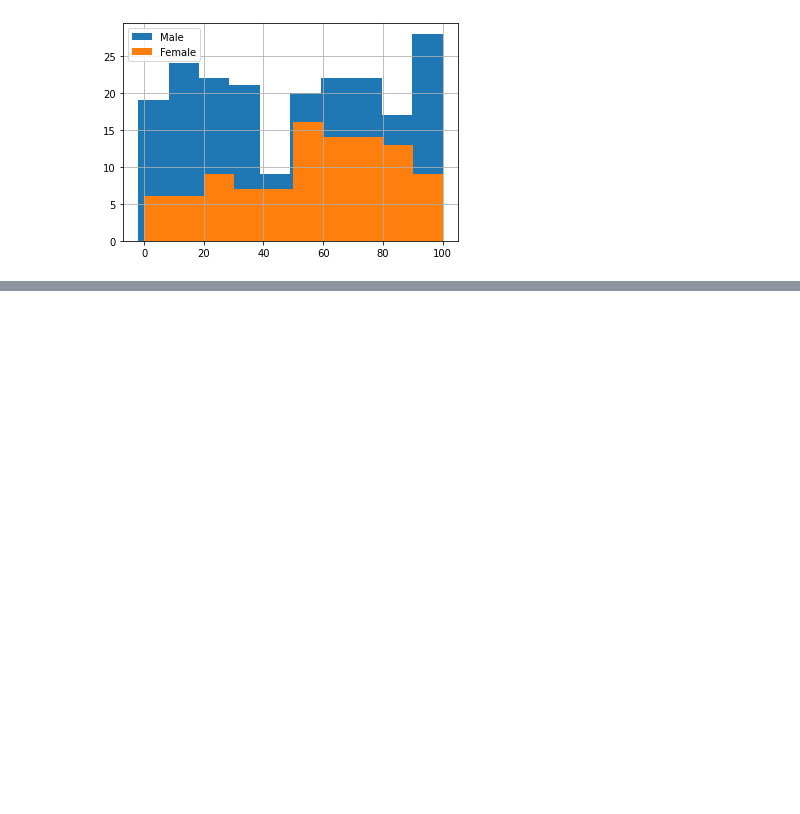
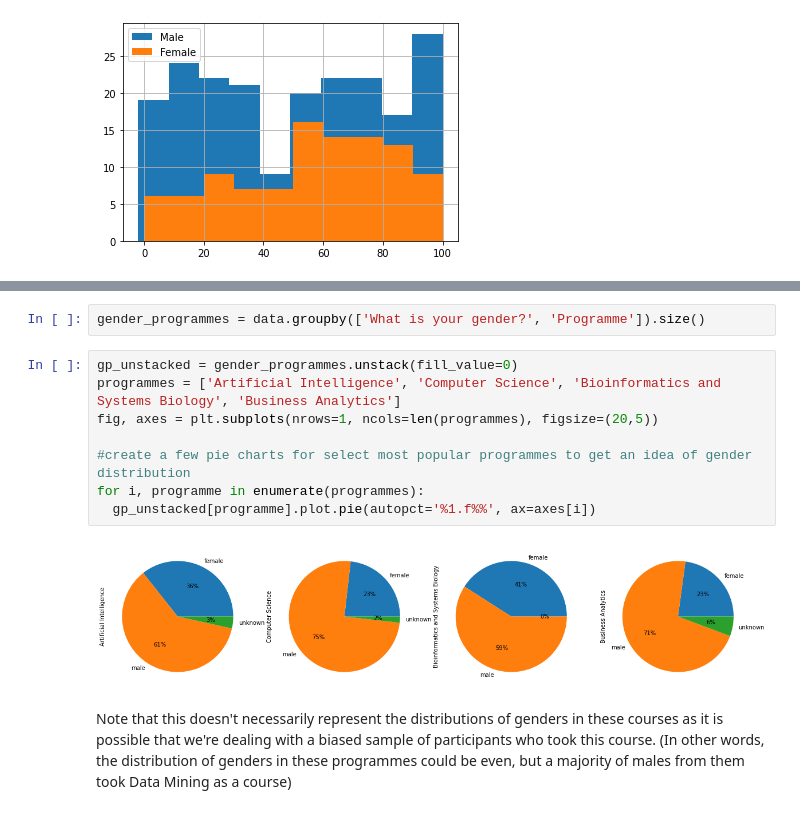
Before and after one commit to sid-chaubs/data-mining-assignment-1, a Jupyter notebook: DMT_1.ipynb, the cells around one changed output, grey strips where cells are left out. Drawn from its saved outputs; the diff is of its cells as text; blank space fills up the shorter version.

```diff
--- a/DMT_1.ipynb
+++ b/DMT_1.ipynb
@@ -179,0 +155,14 @@ AttributeError: ignored
+# %%
+gender_programmes = data.groupby(['What is your gender?', 'Programme']).size()
+# %%
+gp_unstacked = gender_programmes.unstack(fill_value=0)
+programmes = ['Artificial Intelligence', 'Computer Science', 'Bioinformatics and Systems Biology', 'Business Analytics']
+fig, axes = plt.subplots(nrows=1, ncols=len(programmes), figsize=(20,5))
+
+#create a few pie charts for select most popular programmes to get an idea of gender distribution
+for i, programme in enumerate(programmes):
+  gp_unstacked[programme].plot.pie(autopct='%1.f%%', ax=axes[i])
+# %% [output]
+[figure, added]
+# %% [markdown]
+Note that this doesn't necessarily represent the distributions of genders in these courses as it is possible that we're dealing with a biased sample of participants who took this course. (In other words, the distribution of genders in these programmes could be even, but a majority of males from them took Data Mining as a course)
```
Also changed, not shown: parts of 16 cells of this notebook.
